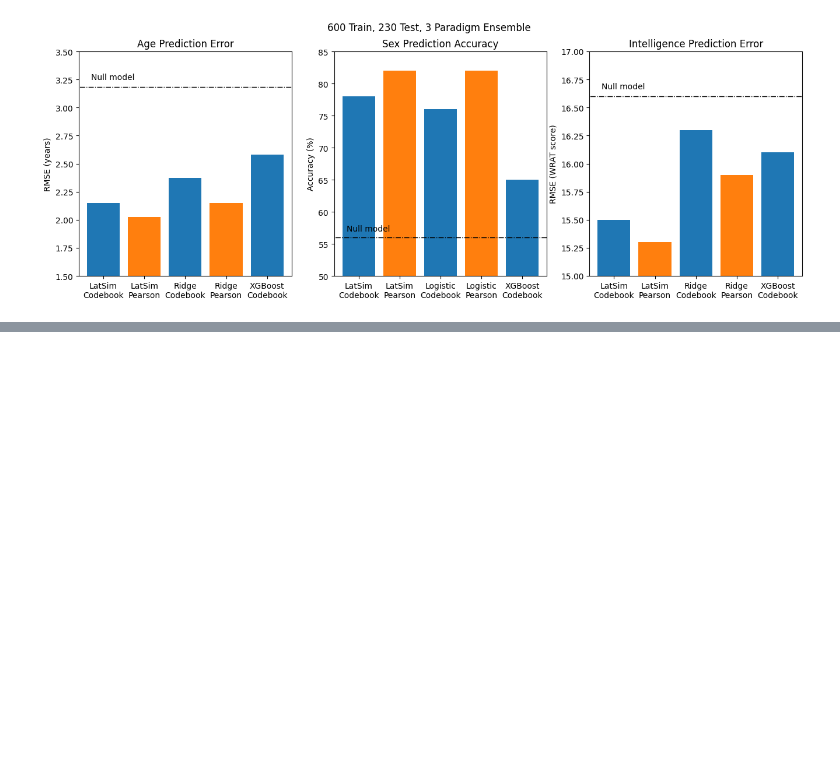
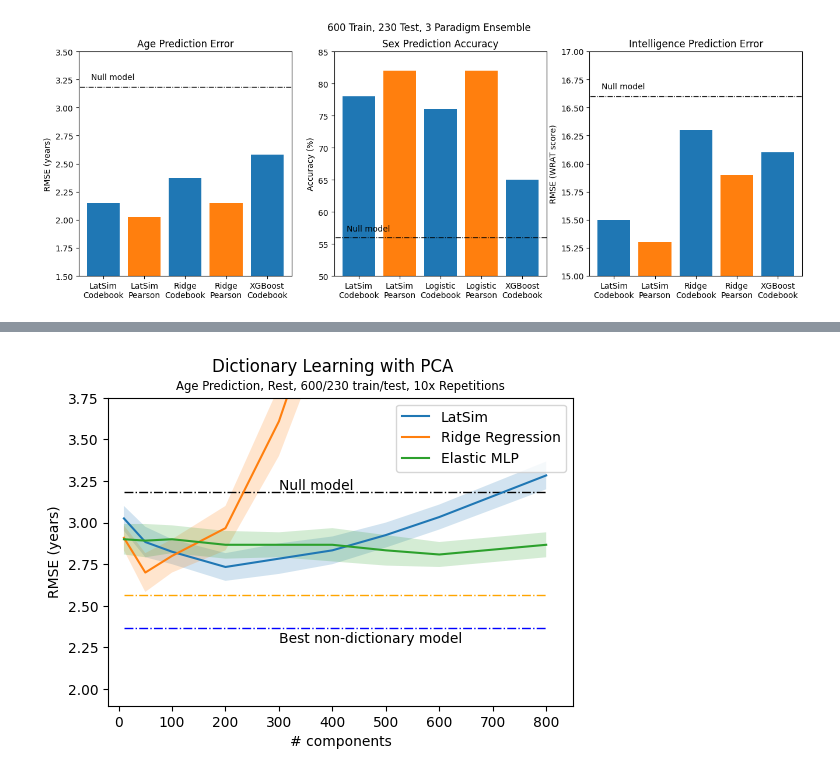
Before and after one commit to aorliche/PNC, a Jupyter notebook: LatSimEC/MeetingGraphs.ipynb, the cells around one changed output, grey strips where cells are left out. Drawn from its saved outputs; the diff is of its cells as text; code cells hidden in the pictures; blank space fills up the shorter version.

```diff
--- a/LatSimEC/MeetingGraphs.ipynb
+++ b/LatSimEC/MeetingGraphs.ipynb
@@ -143,0 +502,89 @@ The PostScript backend does not support transparency; partially transparent arti
+# %%
+import numpy as np
+import matplotlib.pyplot as plt
+
+ridge = [34.9,
+32.4,
+33.6,
+35.6,
+43.3,
+54.6,
+77.9,
+138.1,
+157.8]
+elasticmlp = [34.8,
+34.7,
+34.8,
+34.4,
+34.4,
+34.4,
+34.0,
+33.7,
+34.4]
+sim = [36.3,
+34.6,
+33.9,
+32.8,
+33.4,
+34.0,
+35.1,
+36.4,
+39.4]
+ridgestd = [0.9,
+1.4,
+1.2,
+1.6,
+2.5,
+3.7,
+6.6,
+10.3,
+8.3]
+elasticstd = [1.1,
+1.2,
+1.0,
+1.0,
+0.9,
+1.2,
+1.1,
+0.9,
+0.9]
+simstd = [0.9,
+1.1,
+0.9,
+1.0,
+1.1,
+1.0,
+0.9,
+0.9,
+1.0]
+null = 38.21/12
+best = 28.4/12
+ridge = np.array(ridge)/12
+elasticmlp = np.array(elasticmlp)/12
+sim = np.array(sim)/12
+ncomp = [10,50,100,200,300,400,500,600,800]
+
+fig,ax = plt.subplots(figsize=(6,4))
+
+ax.plot([10,800],[null,null],color='black',linestyle='-.',linewidth=1)
+ax.plot([10,800],[best,best],color='blue',linestyle='-.',linewidth=1)
+ax.plot([10,800],[30.8/12,30.8/12],color='orange',linestyle='-.',linewidth=1)
+ax.plot(ncomp, sim, label='LatSim')
+ax.plot(ncomp, ridge, label='Ridge Regression')
+ax.plot(ncomp, elasticmlp, label='Elastic MLP')
+ax.fill_between(ncomp,sim-np.array(simstd)/12,sim+np.array(simstd)/12, alpha=0.2)
+ax.fill_between(ncomp,ridge-np.array(ridgestd)/12,ridge+np.array(ridgestd)/12, alpha=0.2)
+ax.fill_between(ncomp,elasticmlp-np.array(elasticstd)/12,elasticmlp+np.array(elasticstd)/12, alpha=0.2)
+ax.set_xlim([-20,850])
+ax.set_ylim([1.9,3.75])
+ax.text(300,3.20,'Null model')
+ax.text(300,2.28,'Best non-dictionary model')
+ax.set_ylabel('RMSE (years)')
+ax.set_xlabel('# components')
+ax.set_title('Age Prediction, Rest, 600/230 train/test, 10x Repetitions', fontsize='smaller')
+ax.legend()
+
+fig.suptitle('Dictionary Learning with PCA')
+fig.savefig('../../Work/LatSimEC/pca-rest.eps')
+fig.show()
+# %% [output]
@@ -143,0 +596 @@ The PostScript backend does not support transparency; partially transparent arti
+[figure, added]
```
Also changed, not shown: parts of 8 cells of this notebook, 6 other files.
